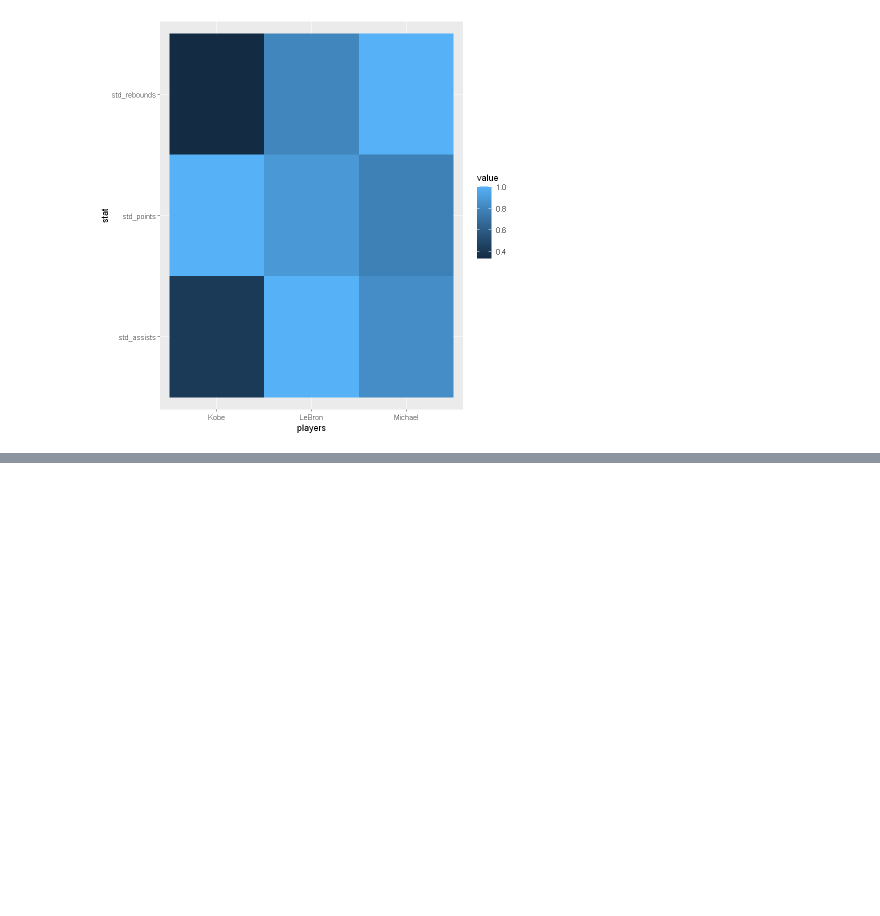
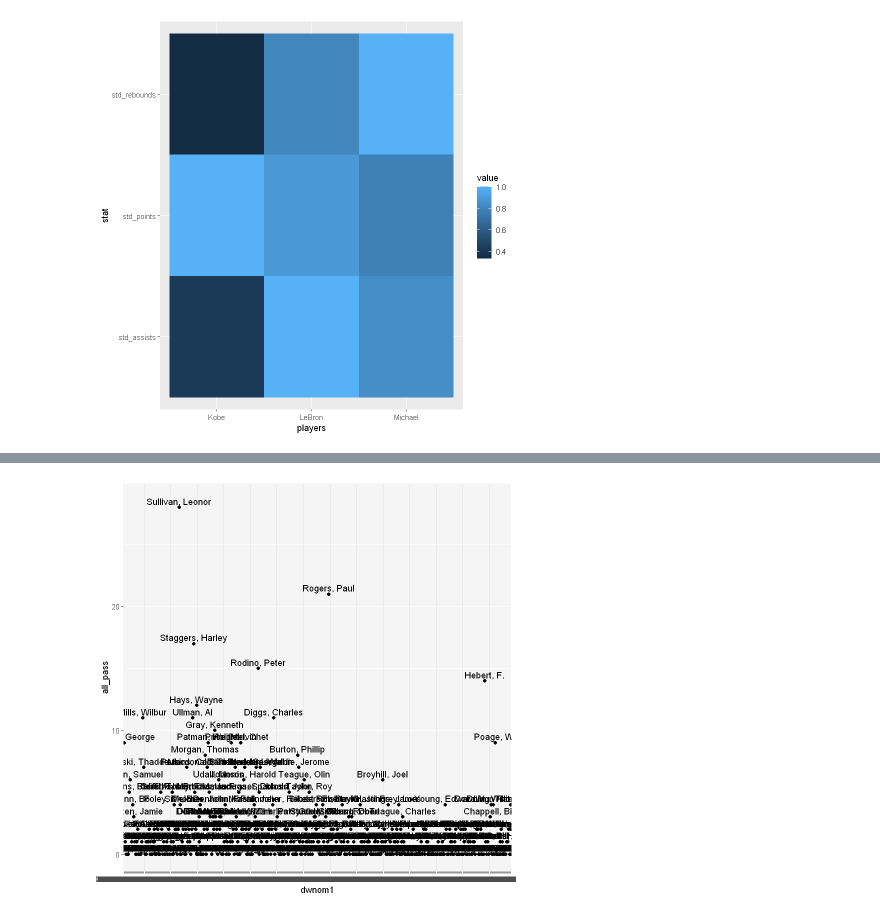
Before and after one commit to ignacioaristimuno/Courses, a Jupyter notebook: R/Data Visualization and Dashboarding with R/2. Data visualization in R with ggplot2.ipynb, the cells around one changed output, grey strips where cells are left out. Drawn from its saved outputs; the diff is of its cells as text; code cells hidden in the pictures; blank space fills up the shorter version.

```diff
--- a/R/Data Visualization and Dashboarding with R/2. Data visualization in R with ggplot2.ipynb
+++ b/R/Data Visualization and Dashboarding with R/2. Data visualization in R with ggplot2.ipynb
@@ -618,0 +683,6 @@ ggplot(basket_std, aes(players, stat, fill = value)) +
+# %%
+# Load dataset
+df = read_excel('datasets/effective_lawmaking.xlsx')
+df = df[-1,]
+df$all_pass = as.integer(df$all_pass)
+head(df)
@@ -618,0 +699,9 @@ ggplot(basket_std, aes(players, stat, fill = value)) +
+# %%
+# Plotting
+df %>%
+    filter(congress == 93) %>%
+    ggplot(aes(x = dwnom1, y = all_pass, label = thomas_name)) +
+        geom_point() +
+        geom_text(nudge_y = .5)
+# %% [output]
+[figure, added]
```
Also changed, not shown: parts of 17 cells of this notebook.
